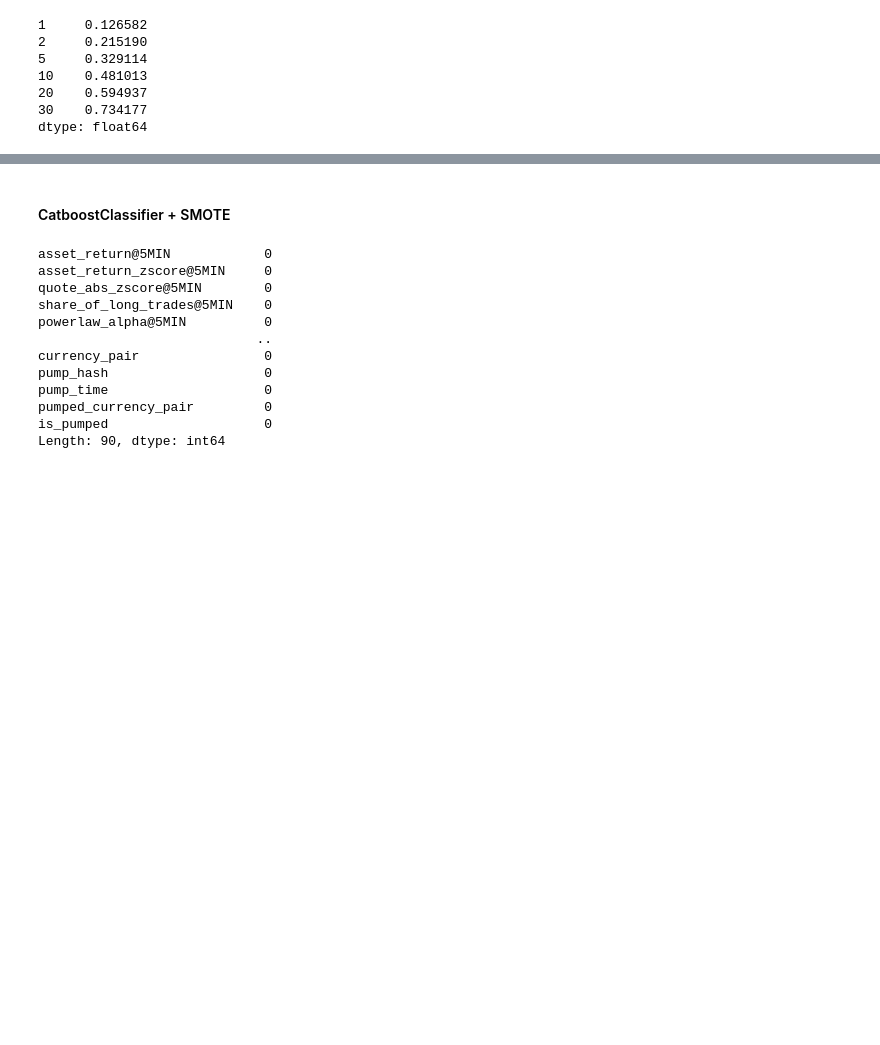
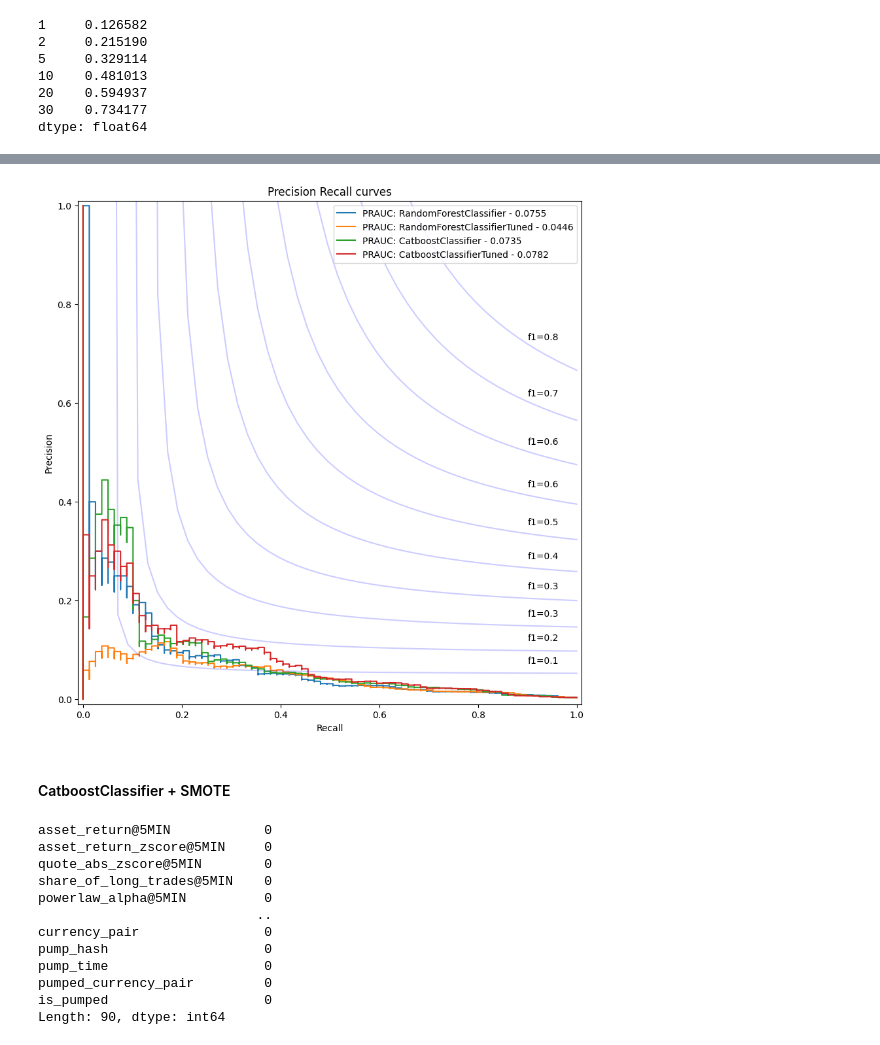
Before and after one commit to B0R0koko/pump-and-dump-prediction, a Jupyter notebook: src/analysis/research_notebook.ipynb, the cells around one changed output, grey strips where cells are left out. Saved outputs shown, nothing was run; the diff lists cells and outputs as text; code cells hidden in the pictures; blank space fills up the shorter version.

```diff
--- a/src/analysis/research_notebook.ipynb
+++ b/src/analysis/research_notebook.ipynb
@@ -543,10 +580,8 @@ sample.init_pools()
 from analysis.models.catboost import CatboostClassifierModel
 
 model_cb: CatboostClassifierModel = CatboostClassifierModel(
-    params={
-        "objective": "Logloss",
-        "num_boost_round": 1000,
-        "auto_class_weights": "Balanced",
-    }
+    params={"objective": "Logloss", "num_boost_round": 1000, "auto_class_weights": "Balanced"}
 )
+
 model_cb.train(sample=sample)
+model_cb_pred = model_cb.predict_proba(dataset=test_dataset)[:, 1]
@@ -562,3 +595,12 @@ calculate_topk(model=model_cb, dataset=dataset, bins=[1, 2, 5, 10, 20, 30])
 20    0.594937
 30    0.734177
 dtype: float64
+# %%
+# Optimize hyperparameters
+model_cb_tuned: CatboostClassifierModel = CatboostClassifierModel(
+    params={"objective": "Logloss", "num_boost_round": 1000, "auto_class_weights": "Balanced"}
+)
+model_cb_tuned.optimize_hyperparameters(sample=sample, n_trials=20)
+model_cb_tuned.train(sample=sample)
+
+model_cb_tuned_pred = model_cb_tuned.predict_proba(dataset=test_dataset)[:, 1]
@@ -565,3 +635,17 @@ dtype: float64
+# %%
+
+
+_ = plot_precision_recall(
+    binary_true=sample.get_label(ds_type=DatasetType.TEST),
+    model_probas={
+        "RandomForestClassifier": probas_pred_rf,
+        "RandomForestClassifierTuned": probas_pred_rf_tuned,
+        "CatboostClassifier": model_cb_pred,
+        "CatboostClassifierTuned": model_cb_tuned_pred
+    }
+)
+# %% [output]
+[figure, added]
 # %% [markdown]
 <h4>CatboostClassifier + SMOTE</h4>
 # %%
```
Also changed, not shown: parts of 16 cells of this notebook.
